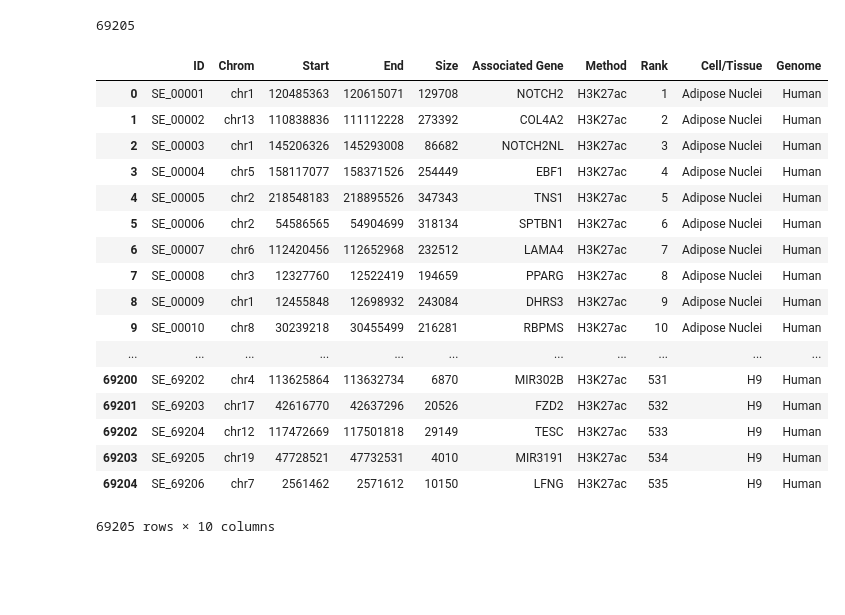
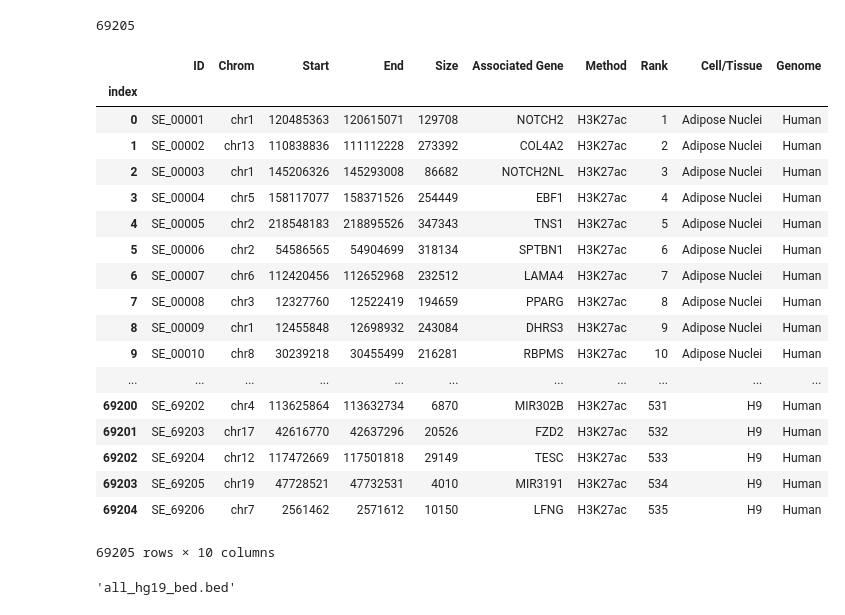
Before and after one commit to mvanzetti/thesis, a Jupyter notebook: notebooks/File Processing Analysis.ipynb, the cells around one changed output. Drawn from its saved outputs; the diff is of its cells as text; code cells hidden in the pictures; blank space fills up the shorter version.

```diff
--- a/notebooks/File Processing Analysis.ipynb
+++ b/notebooks/File Processing Analysis.ipynb
@@ -573,24 +573,26 @@ temp_df = pd.DataFrame.from_records(rows, columns=columns)
 len(temp_df)
 # %% [output]
 69205
-# %%
-temp_df
-# %% [output]
-|  | ID | Chrom | Start | End | Size | Associated Gene | Method | Rank | Cell/Tissue | Genome |
-| 0 | SE_00001 | chr1 | 120485363 | 120615071 | 129708 | NOTCH2 | H3K27ac | 1 | Adipose Nuclei | Human |
-| 1 | SE_00002 | chr13 | 110838836 | 111112228 | 273392 | COL4A2 | H3K27ac | 2 | Adipose Nuclei | Human |
-| 2 | SE_00003 | chr1 | 145206326 | 145293008 | 86682 | NOTCH2NL | H3K27ac | 3 | Adipose Nuclei | Human |
-| 3 | SE_00004 | chr5 | 158117077 | 158371526 | 254449 | EBF1 | H3K27ac | 4 | Adipose Nuclei | Human |
-| 4 | SE_00005 | chr2 | 218548183 | 218895526 | 347343 | TNS1 | H3K27ac | 5 | Adipose Nuclei | Human |
-| 5 | SE_00006 | chr2 | 54586565 | 54904699 | 318134 | SPTBN1 | H3K27ac | 6 | Adipose Nuclei | Human |
-| 6 | SE_00007 | chr6 | 112420456 | 112652968 | 232512 | LAMA4 | H3K27ac | 7 | Adipose Nuclei | Human |
-| 7 | SE_00008 | chr3 | 12327760 | 12522419 | 194659 | PPARG | H3K27ac | 8 | Adipose Nuclei | Human |
-| 8 | SE_00009 | chr1 | 12455848 | 12698932 | 243084 | DHRS3 | H3K27ac | 9 | Adipose Nuclei | Human |
-| 9 | SE_00010 | chr8 | 30239218 | 30455499 | 216281 | RBPMS | H3K27ac | 10 | Adipose Nuclei | Human |
-| ... | ... | ... | ... | ... | ... | ... | ... | ... | ... | ... |
-| 69200 | SE_69202 | chr4 | 113625864 | 113632734 | 6870 | MIR302B | H3K27ac | 531 | H9 | Human |
-| 69201 | SE_69203 | chr17 | 42616770 | 42637296 | 20526 | FZD2 | H3K27ac | 532 | H9 | Human |
-| 69202 | SE_69204 | chr12 | 117472669 | 117501818 | 29149 | TESC | H3K27ac | 533 | H9 | Human |
-| 69203 | SE_69205 | chr19 | 47728521 | 47732531 | 4010 | MIR3191 | H3K27ac | 534 | H9 | Human |
-| 69204 | SE_69206 | chr7 | 2561462 | 2571612 | 10150 | LFNG | H3K27ac | 535 | H9 | Human |
-69205 rows × 10 columns
+# %%
+temp_df.index.name = 'index'
+temp_df
+# %% [output]
+|  | ID | Chrom | Start | End | Size | Associated Gene | Method | Rank | Cell/Tissue | Genome |
+| index |  |  |  |  |  |  |  |  |  |  |
+| 0 | SE_00001 | chr1 | 120485363 | 120615071 | 129708 | NOTCH2 | H3K27ac | 1 | Adipose Nuclei | Human |
+| 1 | SE_00002 | chr13 | 110838836 | 111112228 | 273392 | COL4A2 | H3K27ac | 2 | Adipose Nuclei | Human |
+| 2 | SE_00003 | chr1 | 145206326 | 145293008 | 86682 | NOTCH2NL | H3K27ac | 3 | Adipose Nuclei | Human |
+| 3 | SE_00004 | chr5 | 158117077 | 158371526 | 254449 | EBF1 | H3K27ac | 4 | Adipose Nuclei | Human |
+| 4 | SE_00005 | chr2 | 218548183 | 218895526 | 347343 | TNS1 | H3K27ac | 5 | Adipose Nuclei | Human |
+| 5 | SE_00006 | chr2 | 54586565 | 54904699 | 318134 | SPTBN1 | H3K27ac | 6 | Adipose Nuclei | Human |
+| 6 | SE_00007 | chr6 | 112420456 | 112652968 | 232512 | LAMA4 | H3K27ac | 7 | Adipose Nuclei | Human |
+| 7 | SE_00008 | chr3 | 12327760 | 12522419 | 194659 | PPARG | H3K27ac | 8 | Adipose Nuclei | Human |
+| 8 | SE_00009 | chr1 | 12455848 | 12698932 | 243084 | DHRS3 | H3K27ac | 9 | Adipose Nuclei | Human |
+| 9 | SE_00010 | chr8 | 30239218 | 30455499 | 216281 | RBPMS | H3K27ac | 10 | Adipose Nuclei | Human |
+| ... | ... | ... | ... | ... | ... | ... | ... | ... | ... | ... |
+| 69200 | SE_69202 | chr4 | 113625864 | 113632734 | 6870 | MIR302B | H3K27ac | 531 | H9 | Human |
+| 69201 | SE_69203 | chr17 | 42616770 | 42637296 | 20526 | FZD2 | H3K27ac | 532 | H9 | Human |
+| 69202 | SE_69204 | chr12 | 117472669 | 117501818 | 29149 | TESC | H3K27ac | 533 | H9 | Human |
+| 69203 | SE_69205 | chr19 | 47728521 | 47732531 | 4010 | MIR3191 | H3K27ac | 534 | H9 | Human |
+| 69204 | SE_69206 | chr7 | 2561462 | 2571612 | 10150 | LFNG | H3K27ac | 535 | H9 | Human |
+69205 rows × 10 columns
@@ -596,0 +609,4 @@ temp_df
+# %%
+url.split("/")[-1]
+# %% [output]
+'all_hg19_bed.bed'
```
Also changed, not shown: parts of 1 cell of this notebook, 3 other files.
